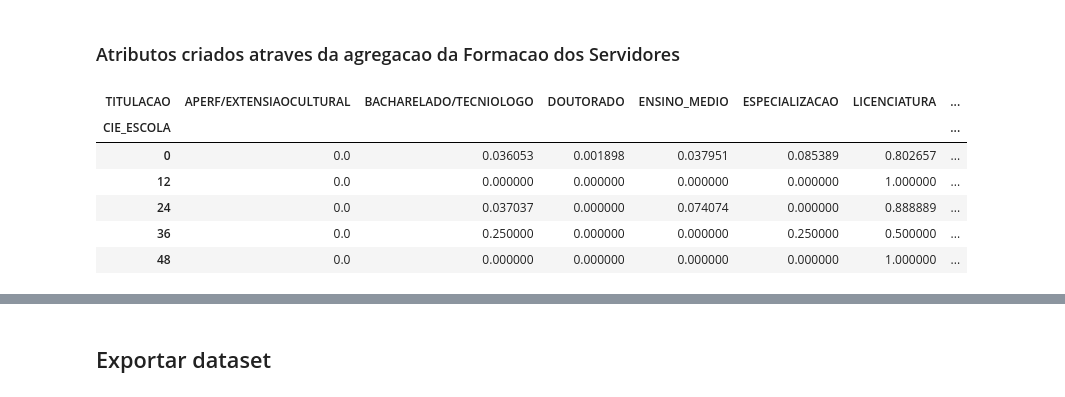
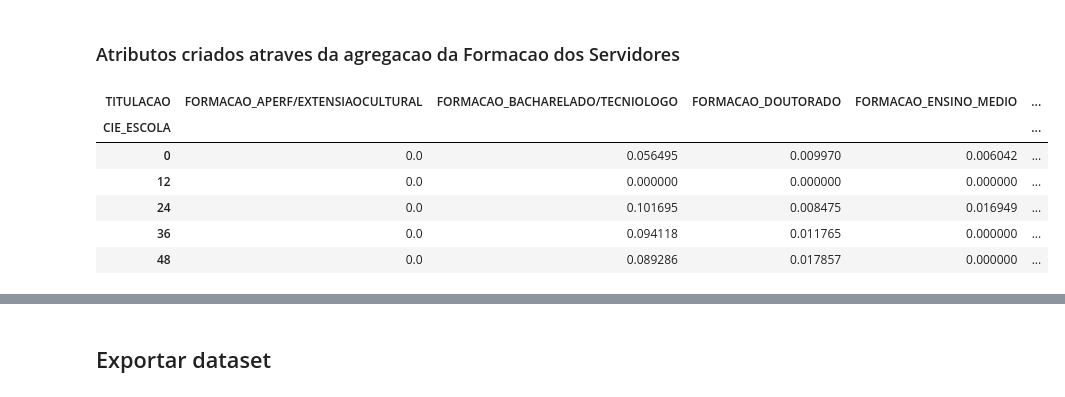
Before and after one commit to miltongneto/Education-SP-BR, a Jupyter notebook: notebooks/02 - Feature Engineering.ipynb, the cells around one changed output, grey strips where cells are left out. Drawn from its saved outputs; the diff is of its cells as text; code cells hidden in the pictures.

```diff
--- a/notebooks/02 - Feature Engineering.ipynb
+++ b/notebooks/02 - Feature Engineering.ipynb
@@ -115,21 +187,28 @@ df_localizacao.head()
 # %%
 ## VERSAO NORMALIZADA
 
+## Selecionando apenas o QUADRO MAGISTERIO
+df_formacao_serv_QM = df_formacao_serv[df_formacao_serv['QUADRO_C'] == 'QM']
+
 ## Selecionando apenas o QUADRO MAGISTERIO e professores da EDUCACAO BASICA I
-# df_formacao_serv_QM = df_formacao_serv[df_formacao_serv['QUADRO_C'] == 'QM']
-df_formacao_serv_QM = df_formacao_serv[(df_formacao_serv['QUADRO_C'] == 'QM') & (df_formacao_serv['NM_CARGO_C'] == 'PROFESSOR EDUCACAO BASICA I')]
+# df_formacao_serv_QM = df_formacao_serv[(df_formacao_serv['QUADRO_C'] == 'QM') & (df_formacao_serv['NM_CARGO_C'] == 'PROFESSOR EDUCACAO BASICA I')]
+
+#
+df_formacao_serv_QM = df_formacao_serv[(df_formacao_serv['QUADRO_C'] == 'QM') & (df_formacao_serv['NM_CARGO_C'].str.contains('PROFESSOR', na=False))]
+
 
 qtd_titulacao_escola = df_formacao_serv_QM.groupby('CIE_ESCOLA')['TITULACAO'].value_counts(normalize=True).unstack()
 qtd_titulacao_escola.fillna(0, inplace=True)
+qtd_titulacao_escola.columns = 'FORMACAO_' + qtd_titulacao_escola.columns
 qtd_titulacao_escola.head()
 # %% [output]
-| TITULACAO | APERF/EXTENSIAOCULTURAL | BACHARELADO/TECNIOLOGO | DOUTORADO | ENSINO_MEDIO | ESPECIALIZACAO | LICENCIATURA | ... |
-| CIE_ESCOLA |  |  |  |  |  |  | ... |
-| 0 | 0.0 | 0.036053 | 0.001898 | 0.037951 | 0.085389 | 0.802657 | ... |
-| 12 | 0.0 | 0.000000 | 0.000000 | 0.000000 | 0.000000 | 1.000000 | ... |
-| 24 | 0.0 | 0.037037 | 0.000000 | 0.074074 | 0.000000 | 0.888889 | ... |
-| 36 | 0.0 | 0.250000 | 0.000000 | 0.000000 | 0.250000 | 0.500000 | ... |
-| 48 | 0.0 | 0.000000 | 0.000000 | 0.000000 | 0.000000 | 1.000000 | ... |
+| TITULACAO | FORMACAO_APERF/EXTENSIAOCULTURAL | FORMACAO_BACHARELADO/TECNIOLOGO | FORMACAO_DOUTORADO | FORMACAO_ENSINO_MEDIO | ... |
+| CIE_ESCOLA |  |  |  |  | ... |
+| 0 | 0.0 | 0.056495 | 0.009970 | 0.006042 | ... |
+| 12 | 0.0 | 0.000000 | 0.000000 | 0.000000 | ... |
+| 24 | 0.0 | 0.101695 | 0.008475 | 0.016949 | ... |
+| 36 | 0.0 | 0.094118 | 0.011765 | 0.000000 | ... |
+| 48 | 0.0 | 0.089286 | 0.017857 | 0.000000 | ... |
 # %%
 ## Qtd de servidores por escola
 qtd_servidores = df_formacao_serv_QM.groupby('CIE_ESCOLA').size()
```
Also changed, not shown: parts of 49 cells of this notebook, 7 other files.
